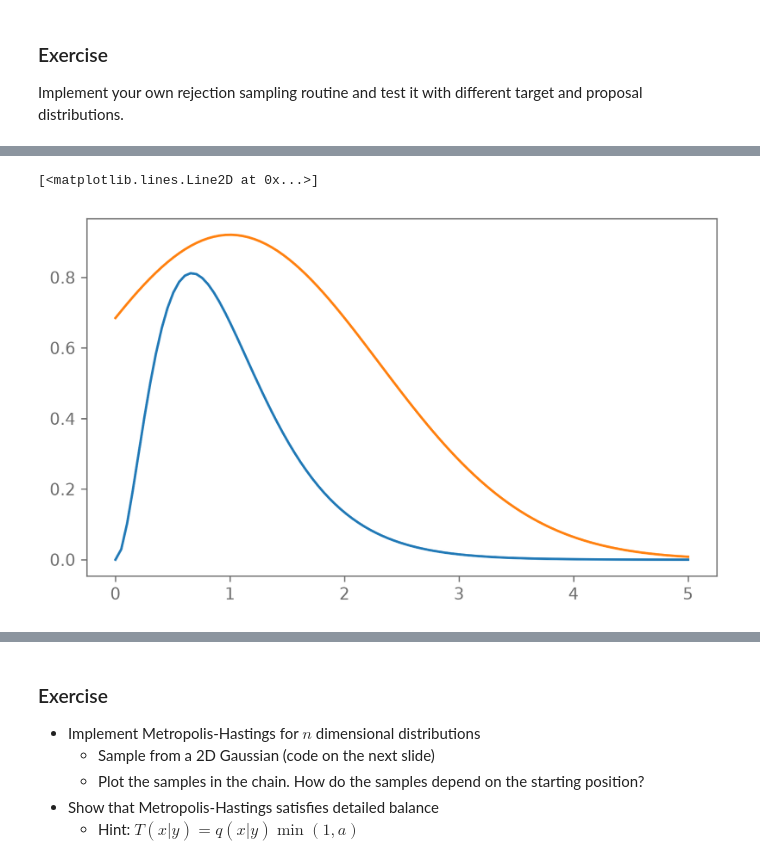
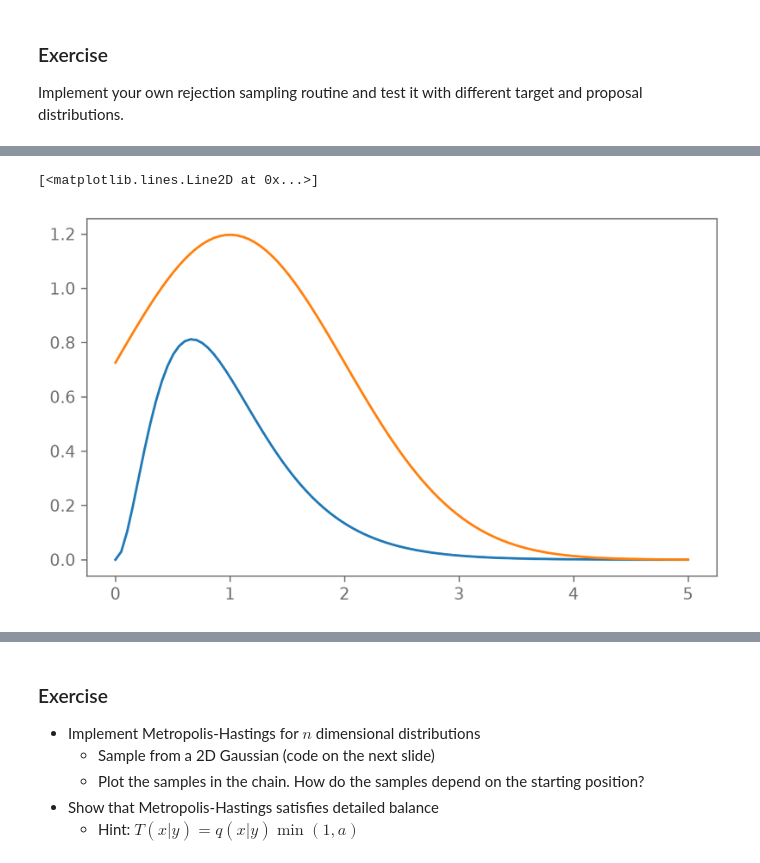
Before and after one commit to bermeyer/Bayesian-Stats-HS2026, a Jupyter notebook: my_exercise_solutions/Ex5.ipynb, the cells around one changed output, grey strips where cells are left out. Drawn from its saved outputs; the diff is of its cells as text; code cells hidden in the pictures.

```diff
--- a/my_exercise_solutions/Ex5.ipynb
+++ b/my_exercise_solutions/Ex5.ipynb
@@ -115,11 +115,12 @@ test_different_distributions([dist1,dist2,dist3,dist4,dist5],names,10000)
 # %%
-
+prop_distr=scipy.stats.norm(loc=1,scale=1) #default proposed distribution
+M=3
 mesh=np.linspace(0,5,100)
-plt.plot(mesh,distr.pdf(mesh))
+plt.plot(mesh,dist1.pdf(mesh))
 plt.plot(mesh,M*prop_distr.pdf(mesh))
 # %% [output]
 [<matplotlib.lines.Line2D at 0x...>]
-[figure, old version]
+[figure, new version]
 # %%
 prop_distr=scipy.stats.norm(loc=1, scale=1.3)
 distr=scipy.stats.gamma(a=3, scale=1/3)
```
Also changed, not shown: parts of 8 cells of this notebook, 1 other file.
